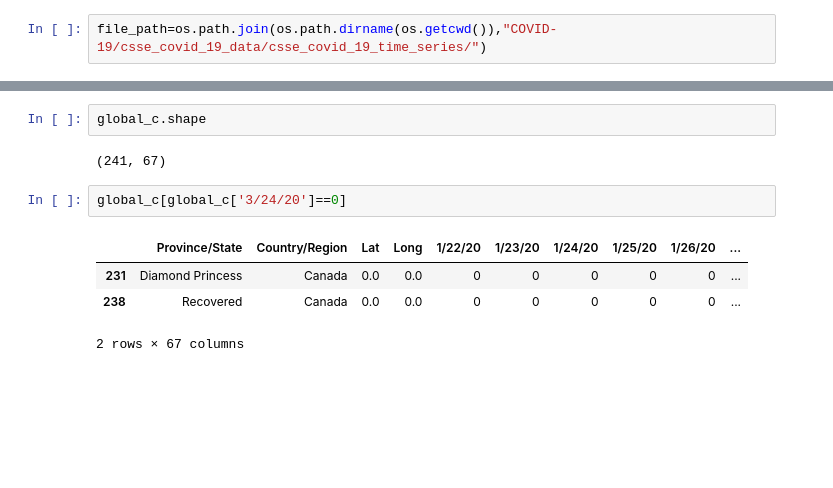
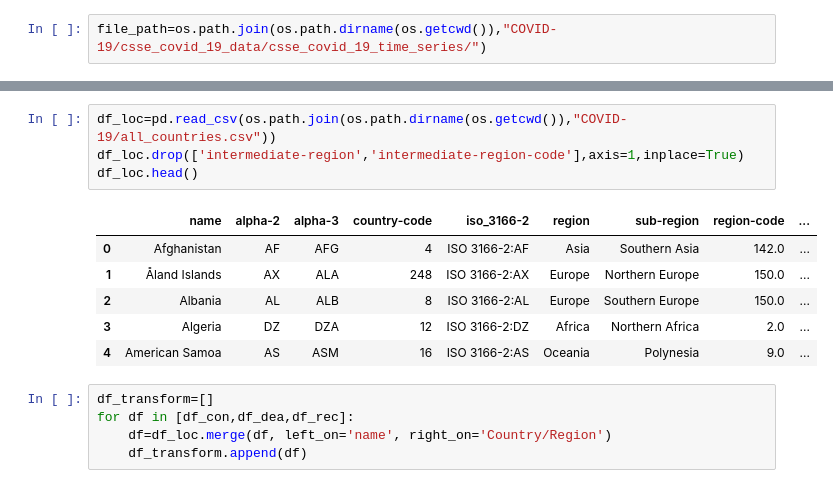
Before and after one commit to mpruna/COVID-19_Interactive, a Jupyter notebook: code/covid_averages.ipynb, the cells around one changed output, grey strips where cells are left out. Cells and saved outputs as stored; diff of their text form; blank space fills up the shorter version.

```diff
--- a/code/covid_averages.ipynb
+++ b/code/covid_averages.ipynb
@@ -215,11 +94,16 @@ g.describe()
-# %%
-global_c.shape
-# %% [output]
-(241, 67)
-# %%
-global_c[global_c['3/24/20']==0]
-# %% [output]
-|  | Province/State | Country/Region | Lat | Long | 1/22/20 | 1/23/20 | 1/24/20 | 1/25/20 | 1/26/20 | ... |
-| 231 | Diamond Princess | Canada | 0.0 | 0.0 | 0 | 0 | 0 | 0 | 0 | ... |
-| 238 | Recovered | Canada | 0.0 | 0.0 | 0 | 0 | 0 | 0 | 0 | ... |
-2 rows × 67 columns
+# %%
+df_loc=pd.read_csv(os.path.join(os.path.dirname(os.getcwd()),"COVID-19/all_countries.csv"))
+df_loc.drop(['intermediate-region','intermediate-region-code'],axis=1,inplace=True)
+df_loc.head()
+# %% [output]
+|  | name | alpha-2 | alpha-3 | country-code | iso_3166-2 | region | sub-region | region-code | ... |
+| 0 | Afghanistan | AF | AFG | 4 | ISO 3166-2:AF | Asia | Southern Asia | 142.0 | ... |
+| 1 | Åland Islands | AX | ALA | 248 | ISO 3166-2:AX | Europe | Northern Europe | 150.0 | ... |
+| 2 | Albania | AL | ALB | 8 | ISO 3166-2:AL | Europe | Southern Europe | 150.0 | ... |
+| 3 | Algeria | DZ | DZA | 12 | ISO 3166-2:DZ | Africa | Northern Africa | 2.0 | ... |
+| 4 | American Samoa | AS | ASM | 16 | ISO 3166-2:AS | Oceania | Polynesia | 9.0 | ... |
+# %%
+df_transform=[]
+for df in [df_con,df_dea,df_rec]:
+    df=df_loc.merge(df, left_on='name', right_on='Country/Region')
+    df_transform.append(df)
```
Also changed, not shown: parts of 22 cells of this notebook, 14 other files.
